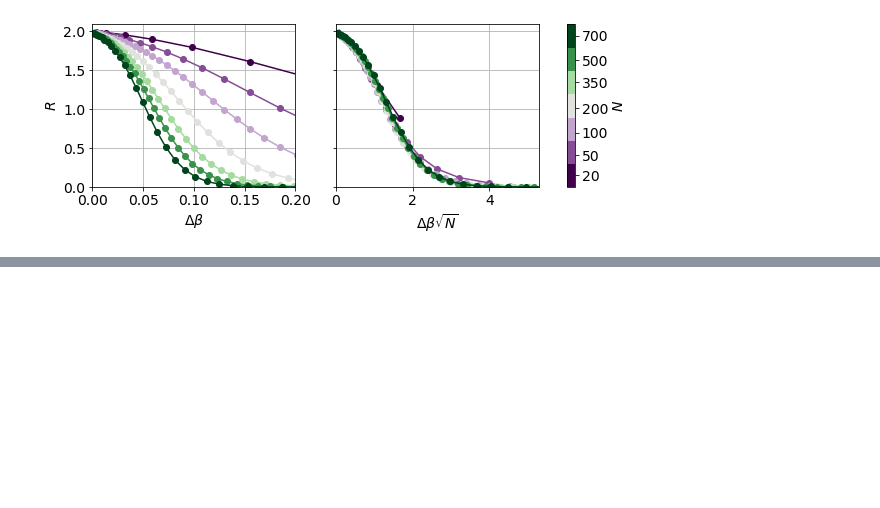
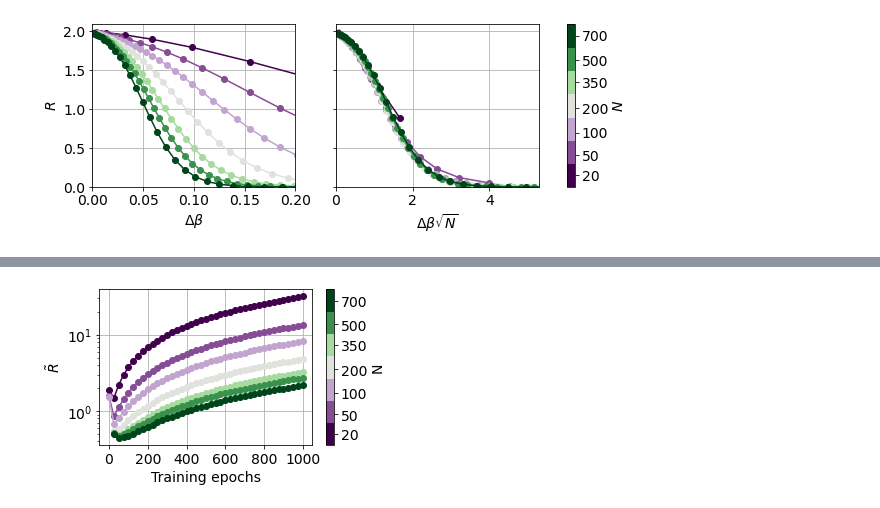
Before and after one commit to Laplaxe/MonteCarloGA_CW, a Jupyter notebook: Code/first_passages.ipynb, the cells around one changed output, grey strips where cells are left out. Cells and saved outputs as stored; diff of their text form; code cells hidden in the pictures; blank space fills up the shorter version.

```diff
--- a/Code/first_passages.ipynb
+++ b/Code/first_passages.ipynb
@@ -617,0 +1159,14 @@ plt.show()
+# %%
+def transition_matrix_local_signed(N, beta):
+    """Get the transition matrix for the system in magnetizations."""
+    P = torch.zeros((N+1, N+1))
+
+    for i in range(0, N+1):
+        m = (2*i-N)/N
+
+        if i != 0:
+            P[i, i-1] = (1+m)/2*min(1, np.exp(-2*beta*(m-1/N)))
+        P[i, i] = 1 - (1+m)/2*min(1, np.exp(-2*beta*(m-1/N))) - (1-m)/2*min(1, np.exp(2*beta*(m+1/N)))
+        if i != N:
+            P[i, i+1] = (1-m)/2*min(1, np.exp(2*beta*(m+1/N)))
+    return P.to(device)
@@ -630,36 +1307,39 @@ discrete_cmap = mcolors.ListedColormap(discrete_colors)
 # We set boundaries midway between successive Ns values.
 boundaries = [Ns[0] - (Ns[1] - Ns[0]) / 2]
 for i in range(len(Ns) - 1):
     boundaries.append((Ns[i] + Ns[i+1]) / 2)
 boundaries.append(Ns[-1] + (Ns[-1] - Ns[-2]) / 2)
 
 # Create a norm based on these boundaries.
 norm = mcolors.BoundaryNorm(boundaries, ncolors=len(Ns))
 
 # Create a ScalarMappable for the colorbar.
 sm = plt.cm.ScalarMappable(cmap=discrete_cmap, norm=norm)
 sm.set_array([])
 
 # Plot each result using its corresponding discrete color.
 for i, results in enumerate(all_results):
     results = np.array(results)
-    plt.plot(results[:, 0] - 1, results[:, -1],
+    plt.plot(results[:, 0], (results[:, -2]+results[:, 0])/results[:, -3],
              marker="o", alpha=1,
              color=discrete_colors[i])
 
-plt.xlabel(r'$\Delta \beta$', fontsize=14)
-plt.ylabel(r'$R$', fontsize=14)
+plt.xlabel(r'Training epochs', fontsize=14)
+plt.ylabel(r'$\tilde{R}$', fontsize=14)
 plt.xticks(fontsize=14)
 plt.yticks(fontsize=14)
 plt.grid(True)
-plt.xlim(0, 0.20)
-plt.ylim(0, None)
+#plt.xlim(0, 0.20)
+#plt.ylim(0, None)
+plt.yscale("log")
 
 # Add the discretized colorbar with ticks at each N.
 cbar = plt.colorbar(sm, boundaries=boundaries, ticks=Ns)
 cbar.set_label('N', fontsize=14)
 cbar.ax.tick_params(labelsize=14)
 
 plt.tight_layout()
-plt.savefig(f"../Plots/FPS_diffDB.pdf", bbox_inches='tight')
+plt.savefig(f"../Plots/FPS_comparison_vanilla.pdf", bbox_inches='tight')
 plt.show()
+# %% [output]
+[figure, added]
```
Also changed, not shown: parts of 22 cells of this notebook, 4 other files.
